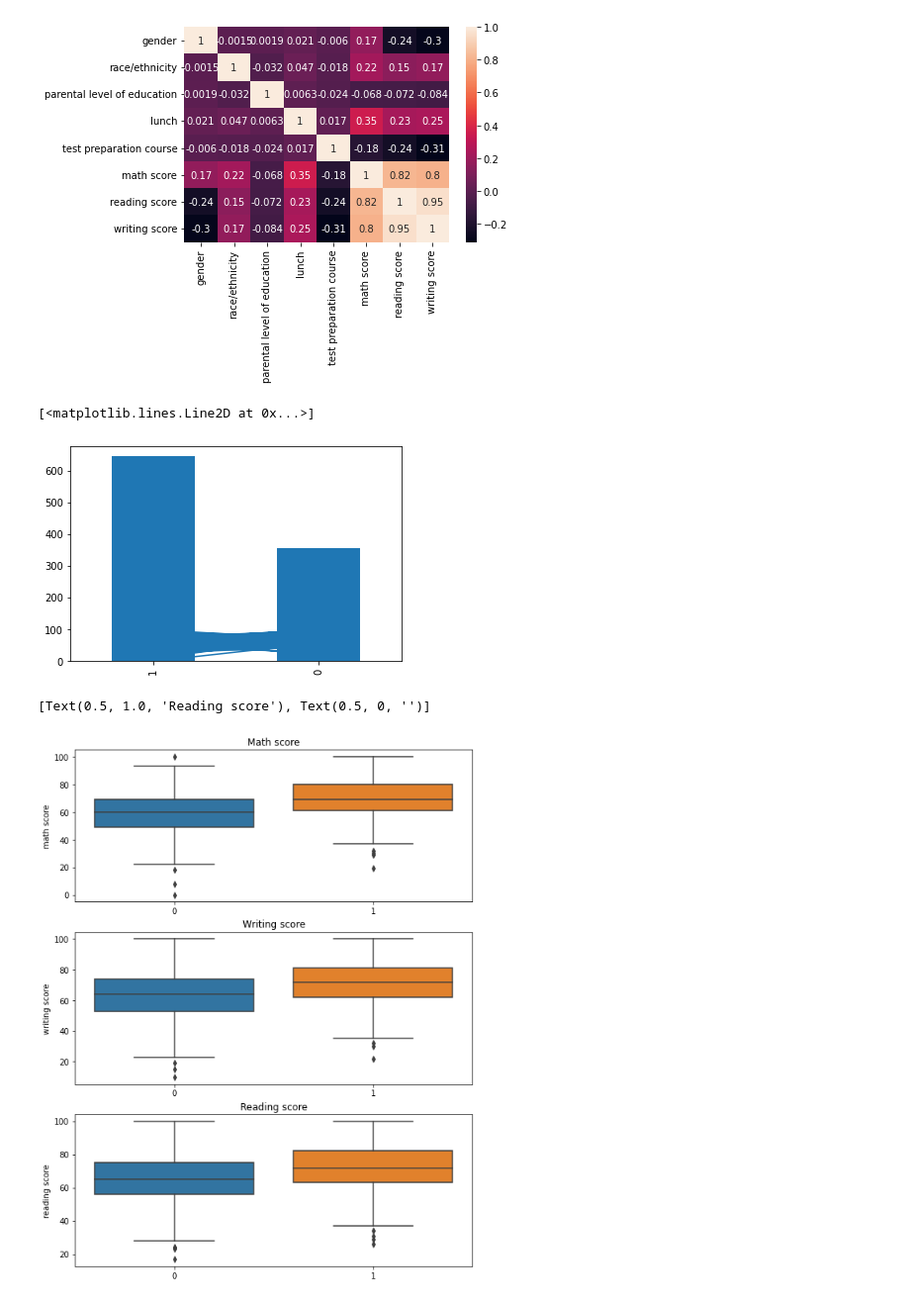
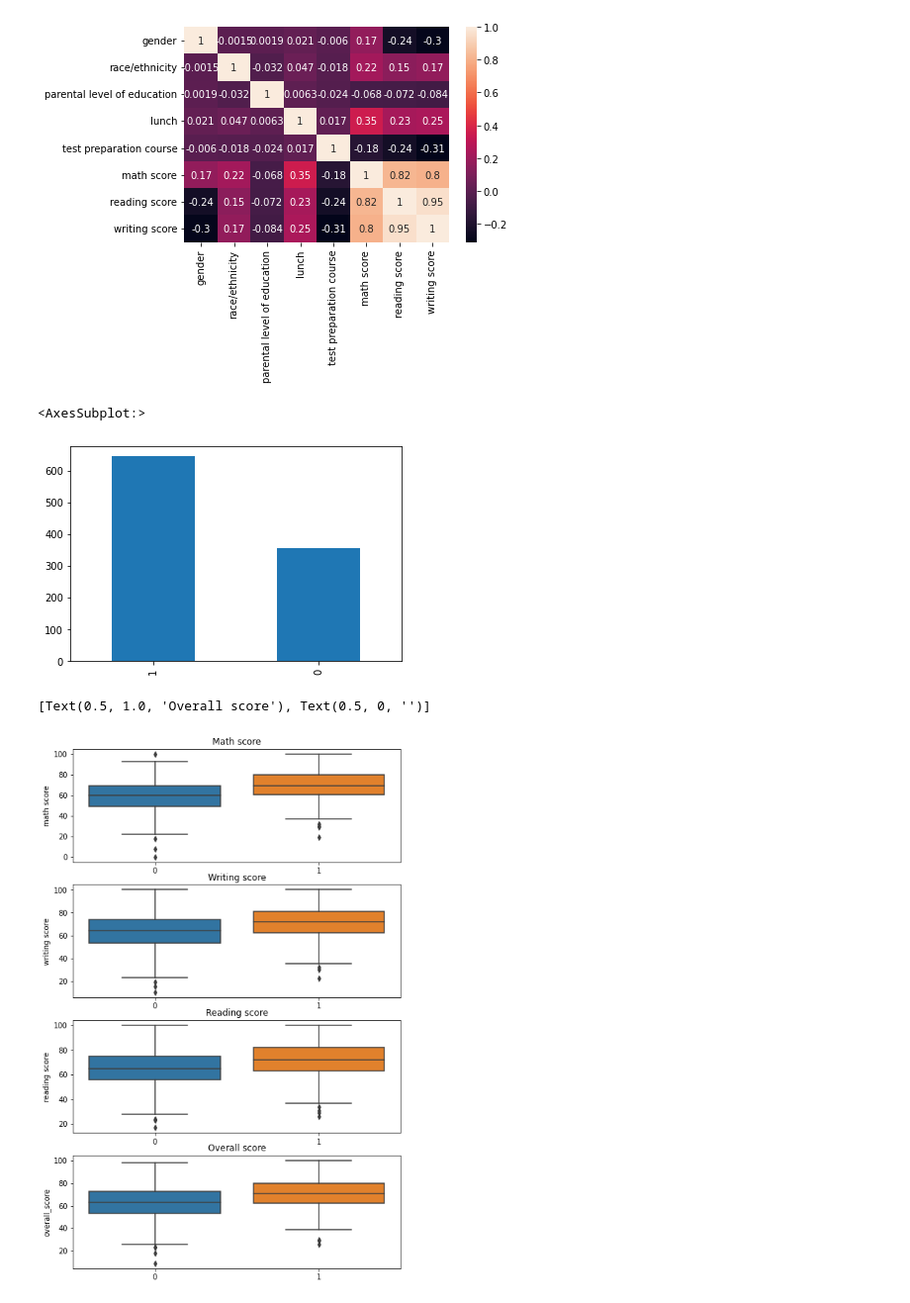
Before and after one commit to VidWantsToDevelop/Kaggle_Solutions, a Jupyter notebook: Datasets_for_analysis/StudentsPerformance/SP_analysis.ipynb, the cells around one changed output. Shown: that part at 99% size. Cells and saved outputs as stored; diff of their text form; code cells hidden in the pictures.

```diff
--- a/Datasets_for_analysis/StudentsPerformance/SP_analysis.ipynb
+++ b/Datasets_for_analysis/StudentsPerformance/SP_analysis.ipynb
@@ -64,18 +64,25 @@ sns.heatmap(matrix, annot = True)
 plt.show()
 # %% [output]
 [figure]
+# %%
+# Create a new feature called "Overall score"
+
+dataset["overall_score"] = (
+    dataset["math score"] + dataset["writing score"] + dataset['reading score']) / 3
+dataset['overall_score'] = dataset['overall_score'].apply(lambda x: round(x))
 # %%
 # From the heatmap above we can see correlation between different features we have in our dataset. This correlation shows that the most significant factor that impacts students' performance in the variety of disciplines is - presence of lunch. Let's take a look at the ratio of students who have and don't have lunch
 
 dataset["lunch"].value_counts().plot(kind="bar")
 # %% [output]
-[<matplotlib.lines.Line2D at 0x...>]
+<AxesSubplot:>
-[figure, old version]
+[figure, new version]
 # %%
-fig, axs = plt.subplots(3, figsize = (9, 12))
+fig, axs = plt.subplots(4, figsize = (8, 13))
 sns.boxplot(ax = axs[0], x = 'lunch', y = 'math score', data = dataset).set(title = "Math score", xlabel = None)
 sns.boxplot(ax = axs[1], x = 'lunch', y = 'writing score', data = dataset).set(title = "Writing score", xlabel = None)
 sns.boxplot(ax = axs[2], x = 'lunch', y = 'reading score', data = dataset).set(title = "Reading score", xlabel = None)
+sns.boxplot(ax = axs[3], x = 'lunch', y = 'overall_score', data = dataset).set(title = "Overall score", xlabel = None)
 # %% [output]
-[Text(0.5, 1.0, 'Reading score'), Text(0.5, 0, '')]
+[Text(0.5, 1.0, 'Overall score'), Text(0.5, 0, '')]
-[figure, old version]
+[figure, new version]
```
Also changed, not shown: parts of 3 cells of this notebook, 1 other file.
